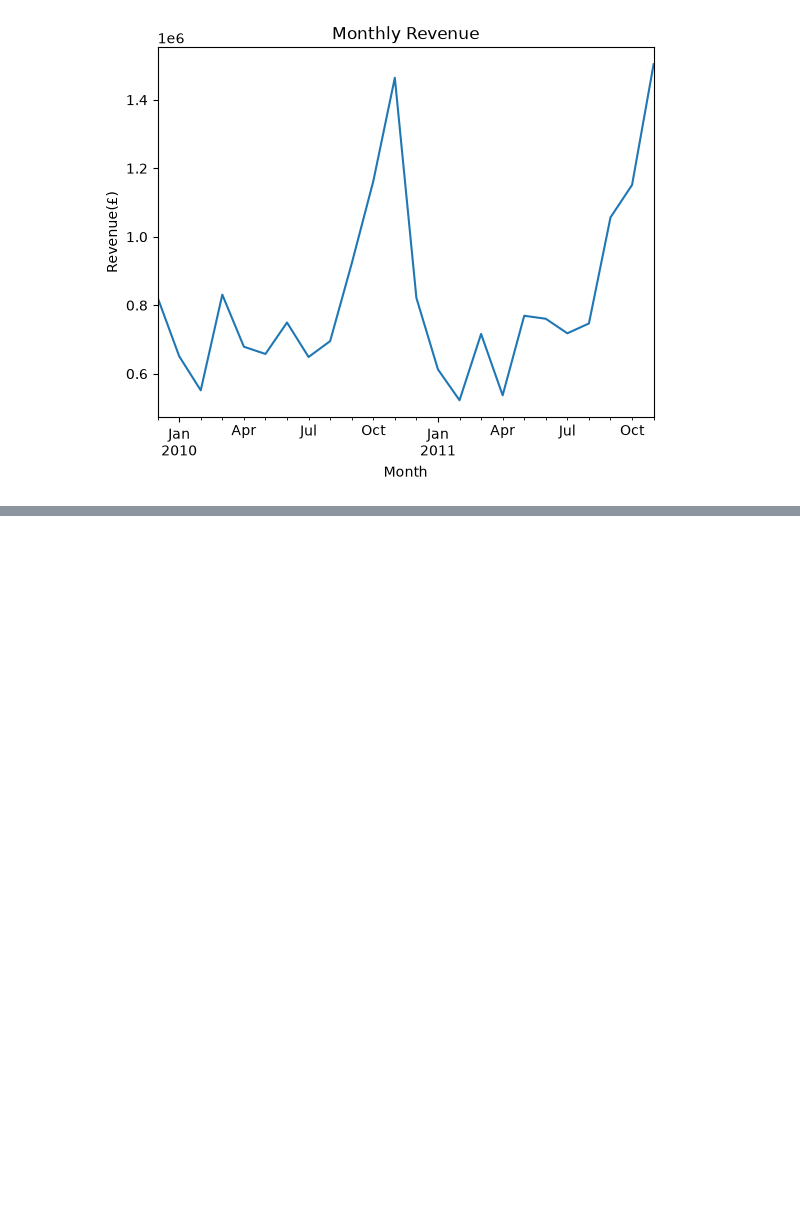
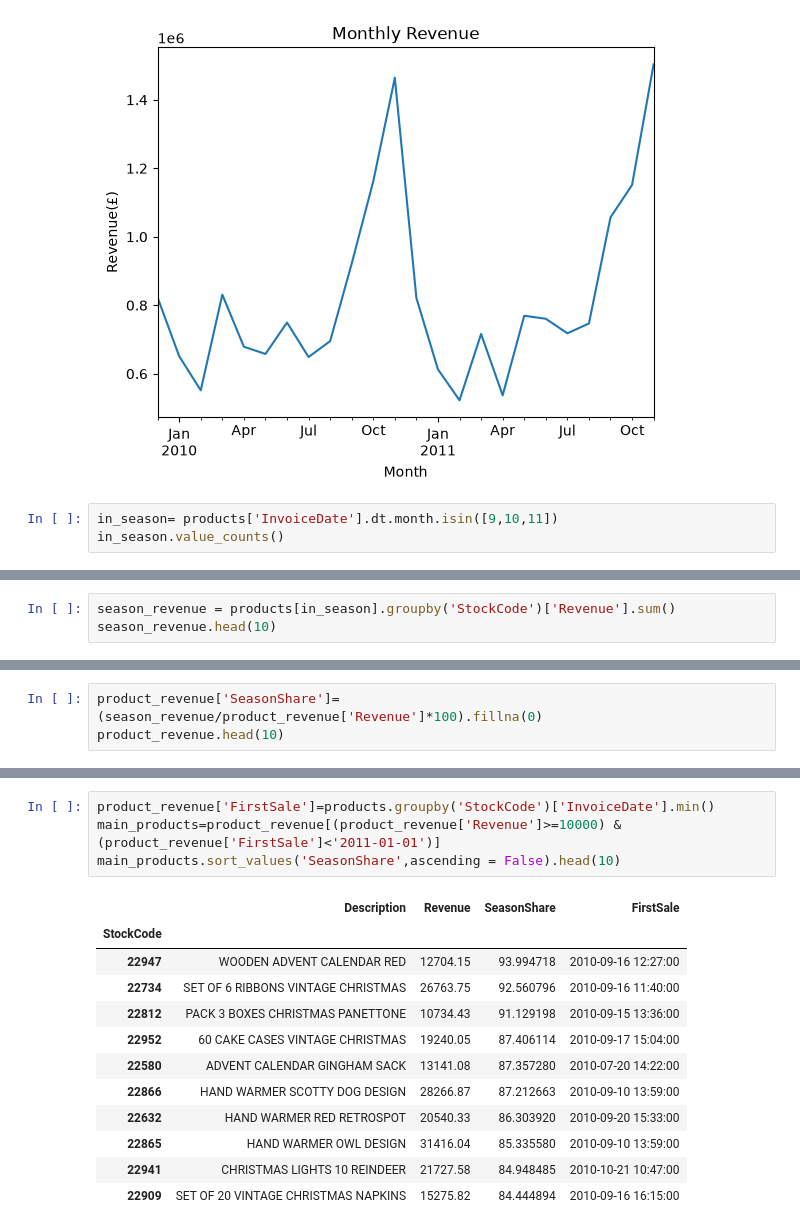
Before and after one commit to mohamadsfares/retail-sales-analysis, a Jupyter notebook: 02_analysis.ipynb, the cells around one changed output, grey strips where cells are left out. Saved outputs shown, nothing was run; the diff lists cells and outputs as text; blank space fills up the shorter version.

Commit message:
Add seasonal product analysis and update findings

```diff
--- a/02_analysis.ipynb
+++ b/02_analysis.ipynb
@@ -97,3 +97,6 @@ plt.ylabel('Revenue(£)')
 # %% [output]
 Text(0, 0.5, 'Revenue(£)')
 [figure]
+# %%
+in_season= products['InvoiceDate'].dt.month.isin([9,10,11])
+in_season.value_counts()
@@ -99,0 +108,3 @@ Text(0, 0.5, 'Revenue(£)')
+# %%
+season_revenue = products[in_season].groupby('StockCode')['Revenue'].sum()
+season_revenue.head(10)
@@ -99,0 +124,3 @@ Text(0, 0.5, 'Revenue(£)')
+# %%
+product_revenue['SeasonShare']=(season_revenue/product_revenue['Revenue']*100).fillna(0)
+product_revenue.head(10)
@@ -99,0 +164,17 @@ Text(0, 0.5, 'Revenue(£)')
+# %%
+product_revenue['FirstSale']=products.groupby('StockCode')['InvoiceDate'].min()
+main_products=product_revenue[(product_revenue['Revenue']>=10000) & (product_revenue['FirstSale']<'2011-01-01')]
+main_products.sort_values('SeasonShare',ascending = False).head(10)
+# %% [output]
+|  | Description | Revenue | SeasonShare | FirstSale |
+| StockCode |  |  |  |  |
+| 22947 | WOODEN ADVENT CALENDAR RED | 12704.15 | 93.994718 | 2010-09-16 12:27:00 |
+| 22734 | SET OF 6 RIBBONS VINTAGE CHRISTMAS | 26763.75 | 92.560796 | 2010-09-16 11:40:00 |
+| 22812 | PACK 3 BOXES CHRISTMAS PANETTONE | 10734.43 | 91.129198 | 2010-09-15 13:36:00 |
+| 22952 | 60 CAKE CASES VINTAGE CHRISTMAS | 19240.05 | 87.406114 | 2010-09-17 15:04:00 |
+| 22580 | ADVENT CALENDAR GINGHAM SACK | 13141.08 | 87.357280 | 2010-07-20 14:22:00 |
+| 22866 | HAND WARMER SCOTTY DOG DESIGN | 28266.87 | 87.212663 | 2010-09-10 13:59:00 |
+| 22632 | HAND WARMER RED RETROSPOT | 20540.33 | 86.303920 | 2010-09-20 15:33:00 |
+| 22865 | HAND WARMER OWL DESIGN | 31416.04 | 85.335580 | 2010-09-10 13:59:00 |
+| 22941 | CHRISTMAS LIGHTS 10 REINDEER | 21727.58 | 84.948485 | 2010-10-21 10:47:00 |
+| 22909 | SET OF 20 VINTAGE CHRISTMAS NAPKINS | 15275.82 | 84.444894 | 2010-09-16 16:15:00 |
```
Also changed, not shown: parts of 7 cells of this notebook, 3 other files.
